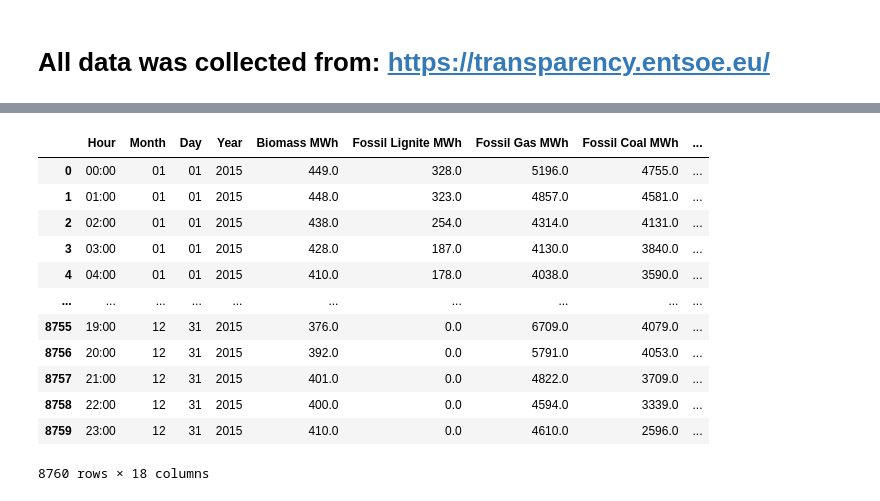
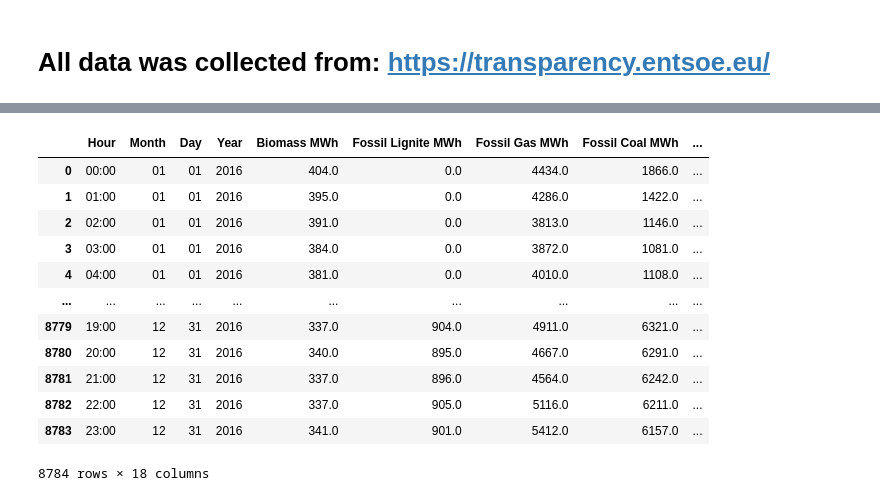
Before and after one commit to x22a/Renewable-Spain, a Jupyter notebook: Data-cleaning.ipynb, the cells around one changed output, grey strips where cells are left out. Drawn from its saved outputs; the diff is of its cells as text; code cells hidden in the pictures.

```diff
--- a/Data-cleaning.ipynb
+++ b/Data-cleaning.ipynb
@@ -38,35 +26,18 @@ clean2015BadNames = clean2015NoDate.drop(["MTU"], axis=1)
-# %%
-#Rename columns
-newNames = {
-    'Biomass  - Actual Aggregated [MW]': 'Biomass MWh',
-    'Fossil Brown coal/Lignite  - Actual Aggregated [MW]': 'Fossil Lignite MWh',
-    'Fossil Gas  - Actual Aggregated [MW]': "Fossil Gas MWh",
-    'Fossil Hard coal  - Actual Aggregated [MW]': "Fossil Coal MWh",
-    'Fossil Oil  - Actual Aggregated [MW]': "Fossil Oil MWh",
-    'Hydro Pumped Storage  - Actual Consumption [MW]': "Hydro Pumped Storage MWh",
-    'Hydro Run-of-river and poundage  - Actual Aggregated [MW]': "Hydro Run-of-river MWh",
-    'Hydro Water Reservoir  - Actual Aggregated [MW]': "Hydro Water Reservoir MWh",
-    'Nuclear  - Actual Aggregated [MW]': "Nuclear MWh",
-    'Other  - Actual Aggregated [MW]': "Other MWh",
-    'Other renewable  - Actual Aggregated [MW]': "Other Renewable MWh",
-    'Solar  - Actual Aggregated [MW]': "Solar MWh",
-    'Waste  - Actual Aggregated [MW]': "Waste MWh",
-    'Wind Onshore  - Actual Aggregated [MW]': "Wind MWh"
-}
-
-clean2015 = clean2015BadNames.rename(columns=newNames, errors="raise")
-clean2015
-# %% [output]
-|  | Hour | Month | Day | Year | Biomass MWh | Fossil Lignite MWh | Fossil Gas MWh | Fossil Coal MWh | ... |
-| 0 | 00:00 | 01 | 01 | 2015 | 449.0 | 328.0 | 5196.0 | 4755.0 | ... |
-| 1 | 01:00 | 01 | 01 | 2015 | 448.0 | 323.0 | 4857.0 | 4581.0 | ... |
-| 2 | 02:00 | 01 | 01 | 2015 | 438.0 | 254.0 | 4314.0 | 4131.0 | ... |
-| 3 | 03:00 | 01 | 01 | 2015 | 428.0 | 187.0 | 4130.0 | 3840.0 | ... |
-| 4 | 04:00 | 01 | 01 | 2015 | 410.0 | 178.0 | 4038.0 | 3590.0 | ... |
-| ... | ... | ... | ... | ... | ... | ... | ... | ... | ... |
-| 8755 | 19:00 | 12 | 31 | 2015 | 376.0 | 0.0 | 6709.0 | 4079.0 | ... |
-| 8756 | 20:00 | 12 | 31 | 2015 | 392.0 | 0.0 | 5791.0 | 4053.0 | ... |
-| 8757 | 21:00 | 12 | 31 | 2015 | 401.0 | 0.0 | 4822.0 | 3709.0 | ... |
-| 8758 | 22:00 | 12 | 31 | 2015 | 400.0 | 0.0 | 4594.0 | 3339.0 | ... |
-| 8759 | 23:00 | 12 | 31 | 2015 | 410.0 | 0.0 | 4610.0 | 2596.0 | ... |
-8760 rows × 18 columns
+# %%
+#Year 2016
+df2016 = pd.read_csv("./input/Generation2016.csv")
+dateTo(df2016)
+# %% [output]
+|  | Hour | Month | Day | Year | Biomass MWh | Fossil Lignite MWh | Fossil Gas MWh | Fossil Coal MWh | ... |
+| 0 | 00:00 | 01 | 01 | 2016 | 404.0 | 0.0 | 4434.0 | 1866.0 | ... |
+| 1 | 01:00 | 01 | 01 | 2016 | 395.0 | 0.0 | 4286.0 | 1422.0 | ... |
+| 2 | 02:00 | 01 | 01 | 2016 | 391.0 | 0.0 | 3813.0 | 1146.0 | ... |
+| 3 | 03:00 | 01 | 01 | 2016 | 384.0 | 0.0 | 3872.0 | 1081.0 | ... |
+| 4 | 04:00 | 01 | 01 | 2016 | 381.0 | 0.0 | 4010.0 | 1108.0 | ... |
+| ... | ... | ... | ... | ... | ... | ... | ... | ... | ... |
+| 8779 | 19:00 | 12 | 31 | 2016 | 337.0 | 904.0 | 4911.0 | 6321.0 | ... |
+| 8780 | 20:00 | 12 | 31 | 2016 | 340.0 | 895.0 | 4667.0 | 6291.0 | ... |
+| 8781 | 21:00 | 12 | 31 | 2016 | 337.0 | 896.0 | 4564.0 | 6242.0 | ... |
+| 8782 | 22:00 | 12 | 31 | 2016 | 337.0 | 905.0 | 5116.0 | 6211.0 | ... |
+| 8783 | 23:00 | 12 | 31 | 2016 | 341.0 | 901.0 | 5412.0 | 6157.0 | ... |
+8784 rows × 18 columns
```
Also changed, not shown: parts of 9 cells of this notebook, 1 other file.
